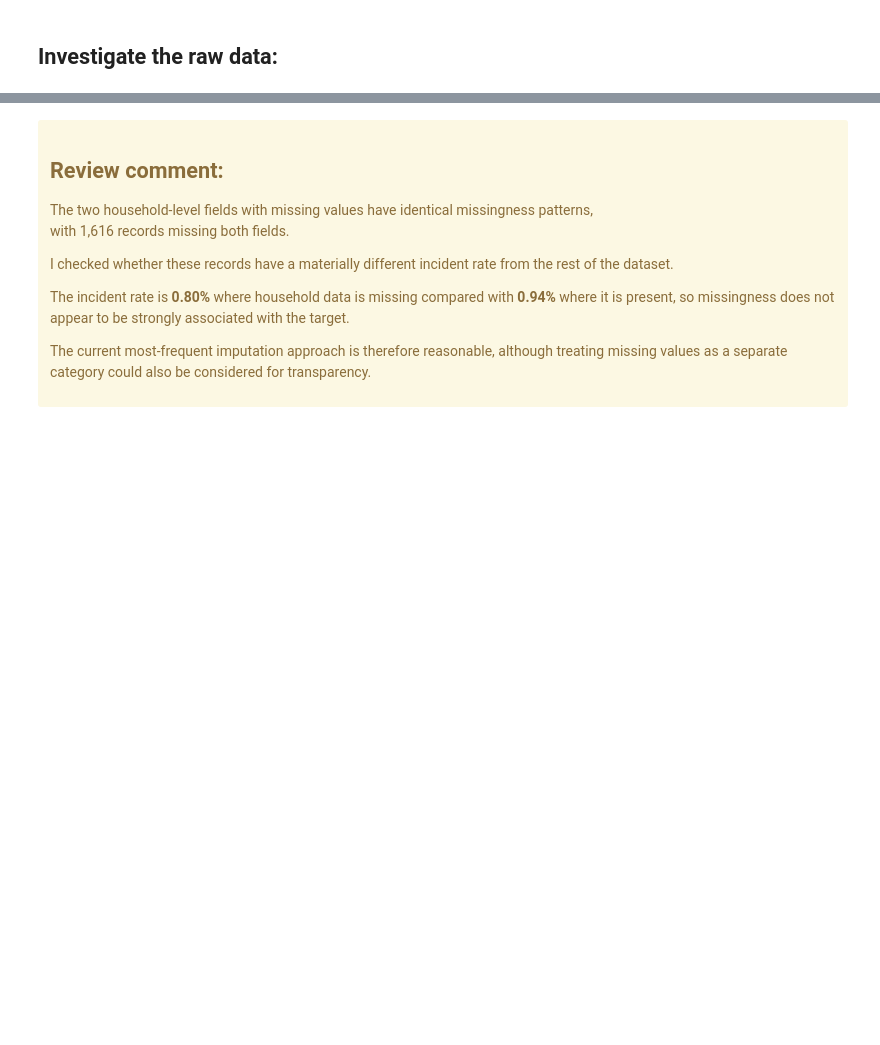
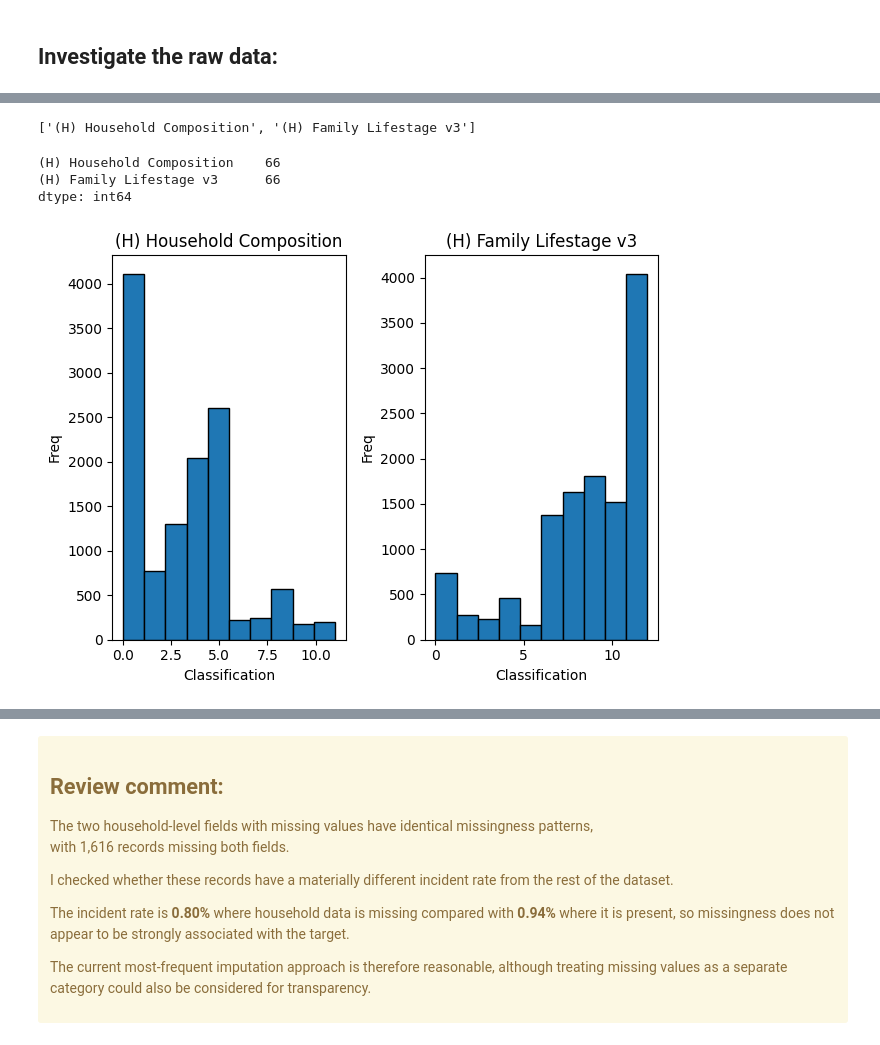
Before and after one commit to admason/C_Spark_Project, a Jupyter notebook: PEP8_OFRS_Home_Safety_ML_model.ipynb, the cells around one changed output, grey strips where cells are left out. Drawn from its saved outputs; the diff is of its cells as text; code cells hidden in the pictures; blank space fills up the shorter version.

```diff
--- a/PEP8_OFRS_Home_Safety_ML_model.ipynb
+++ b/PEP8_OFRS_Home_Safety_ML_model.ipynb
@@ -148,8 +148,9 @@ The most important settings are:
 - `TOP_K_VALUES`: the ranked list sizes to evaluate.
 # %%
 # Path to match where your dataset is saved.
-df_raw = pd.read_excel("OXON_HH_DATA_25MB.xlsx")
+df_raw = pd.read_excel("OXON_HH_DATA.xlsx")
 
+#df_raw = pd.read_excel("OXON_HH_DATA_25MB.xlsx")
 # Confirm this is the correct target column in your dataset.
 TARGET_RAW = "Incident?"
 
@@ -171,7 +172,7 @@ VALIDATION_SIZE_WITHIN_TRAIN = 0.25
 # Start with 25. Increase later if the notebook runs quickly.
 # on my lap top the fitting process takes an exceedingly long time
 # ... feel free to amend as per processing time of your system
-N_ITER_SEARCH = 10
+N_ITER_SEARCH = 2
 
 # Cross-validation folds.## 5 originally
 CV_SPLITS = 5
@@ -183,10 +190,10 @@ df_raw.head(3)
 # %%
-#Station_Ground_Code='JX06'
-#df_raw = df_raw[df_raw['Station_Ground_Code']==Station_Ground_Code]
+Station_Ground_Code='JX06'
+df_raw = df_raw[df_raw['Station_Ground_Code']==Station_Ground_Code]
 
 # The region of Oxford City includes two Station Grounds, therefore use the following OR condition:
 #df_raw = df_raw[(df_raw['Station_Ground_Code']== 'JX21') | (df_raw['Station_Ground_Code'] == "JX30")]
-df_raw = df_raw.sample(100000)
+#df_raw = df_raw.sample(80000)
 
 df_raw.shape
 #df_raw[['Station_Ground_Code','Incident?']].value_counts()
@@ -218,6 +273,8 @@ null_count(df_raw)
 nulls = null_count(df_raw)
 null_list = list(nulls[nulls['Null Count']!=0]['Field'])
 null_list
+# %% [output]
+['(H) Household Composition', '(H) Family Lifestage v3']
 # %%
 # Check out the missing values
 missing_columns = null_list
@@ -227,23 +284,29 @@ missing_columns = null_list
 #]
 
 df_raw[null_list].isna().sum()
+# %% [output]
+(H) Household Composition    66
+(H) Family Lifestage v3      66
+dtype: int64
 # %%
 # check distribution of features with missing values:
 # %%
 fig, ((ax0, ax1)) = plt.subplots(nrows=1, ncols=2)
 
 #colors = ['red', 'tan', 'lime']
-ax0.hist(df_raw['(H) Household Composition'],edgecolor = "black")
+ax0.hist(df_raw['(H) Household Composition'],edgecolor = "black", range=[0.0, 11.0])
 ax0.set_title('(H) Household Composition',)
 ax0.set_xlabel('Classification')
 ax0.set_ylabel('Freq')
 
 
 ax1.hist(df_raw['(H) Family Lifestage v3'],edgecolor = "black")
 ax1.set_title('(H) Family Lifestage v3')
 ax1.set_ylabel('Freq')
 ax1.set_xlabel('Classification')
 
 fig.tight_layout()
 plt.show()
+# %% [output]
+[figure, added]
 # %%
```
Also changed, not shown: parts of 130 cells of this notebook.
